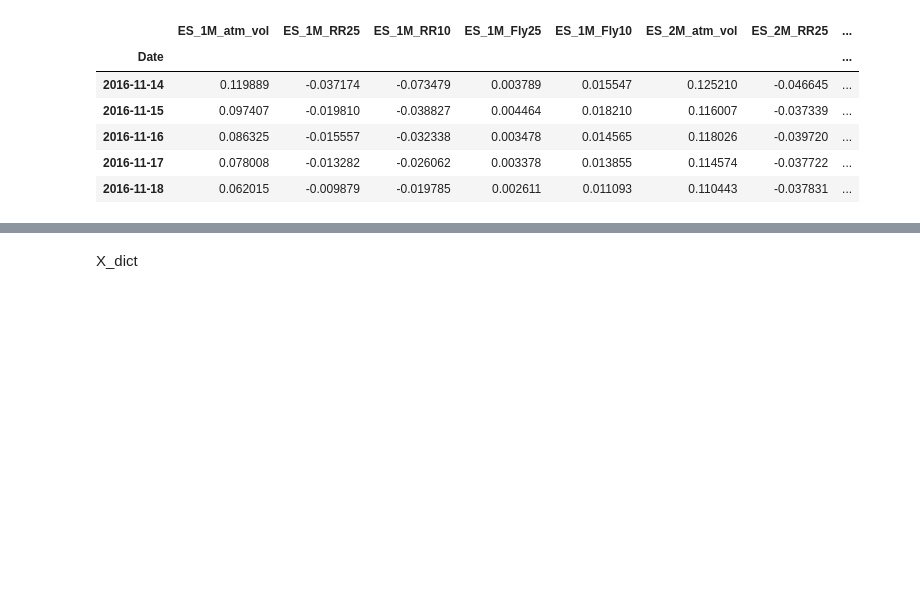
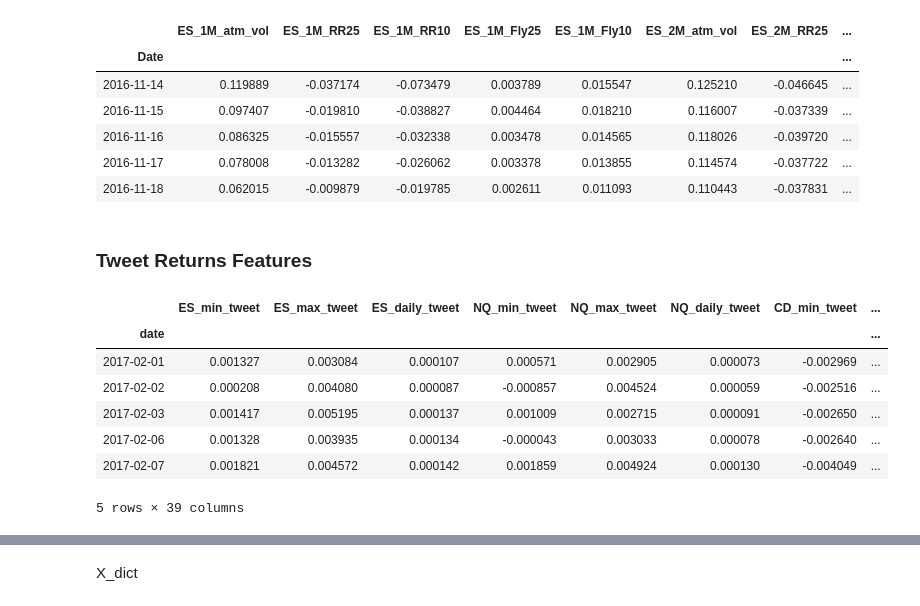
Before and after one commit to QuantCS109/TrumpTweets, a Jupyter notebook: trade_model.ipynb, the cells around one changed output, grey strips where cells are left out. Saved outputs shown, nothing was run; the diff lists cells and outputs as text; code cells hidden in the pictures; blank space fills up the shorter version.

Commit message:
(feat) Added gamma and trump-return features to trump_model

```diff
--- a/trade_model.ipynb
+++ b/trade_model.ipynb
@@ -42,3 +53,19 @@ vol.features('ES').head()
 | 2016-11-16 | 0.086325 | -0.015557 | -0.032338 | 0.003478 | 0.014565 | 0.118026 | -0.039720 | ... |
 | 2016-11-17 | 0.078008 | -0.013282 | -0.026062 | 0.003378 | 0.013855 | 0.114574 | -0.037722 | ... |
 | 2016-11-18 | 0.062015 | -0.009879 | -0.019785 | 0.002611 | 0.011093 | 0.110443 | -0.037831 | ... |
+# %% [markdown]
+### Tweet Returns Features
+# %%
+tweet_returns = pd.read_csv('features/tweet_returns.csv')
+tweet_returns.set_index('date', inplace = True)
+tweet_returns.index = pd.to_datetime(tweet_returns.index)
+tweet_returns.head()
+# %% [output]
+|  | ES_min_tweet | ES_max_tweet | ES_daily_tweet | NQ_min_tweet | NQ_max_tweet | NQ_daily_tweet | CD_min_tweet | ... |
+| date |  |  |  |  |  |  |  | ... |
+| 2017-02-01 | 0.001327 | 0.003084 | 0.000107 | 0.000571 | 0.002905 | 0.000073 | -0.002969 | ... |
+| 2017-02-02 | 0.000208 | 0.004080 | 0.000087 | -0.000857 | 0.004524 | 0.000059 | -0.002516 | ... |
+| 2017-02-03 | 0.001417 | 0.005195 | 0.000137 | 0.001009 | 0.002715 | 0.000091 | -0.002650 | ... |
+| 2017-02-06 | 0.001328 | 0.003935 | 0.000134 | -0.000043 | 0.003033 | 0.000078 | -0.002640 | ... |
+| 2017-02-07 | 0.001821 | 0.004572 | 0.000142 | 0.001859 | 0.004924 | 0.000130 | -0.004049 | ... |
+5 rows × 39 columns
```
Also changed, not shown: parts of 12 cells of this notebook, 14 other files.
